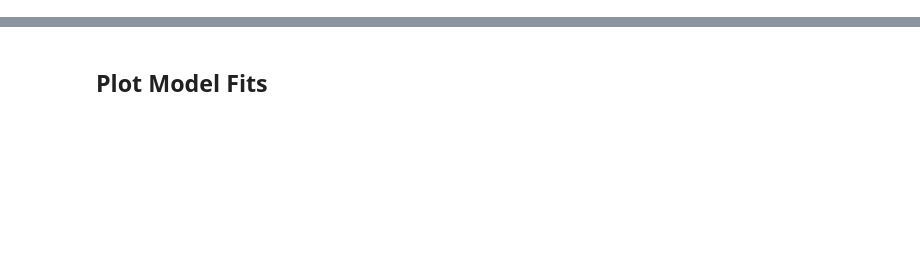
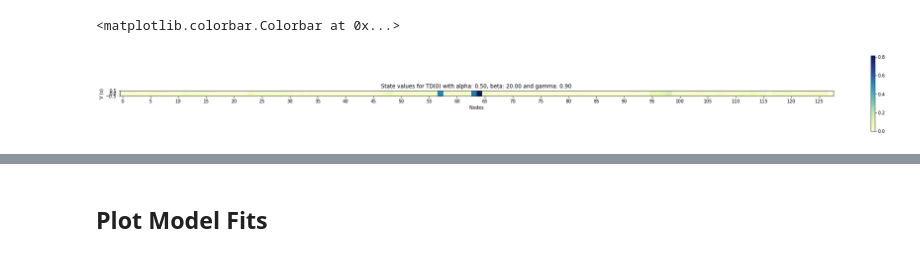
Before and after one commit to umeshksingla/MouseMazeHierRL, a Jupyter notebook: TD_Models.ipynb, the cells around one changed output, grey strips where cells are left out. Drawn from its saved outputs; the diff is of its cells as text; code cells hidden in the pictures; blank space fills up the shorter version.

```diff
--- a/TD_Models.ipynb
+++ b/TD_Models.ipynb
@@ -248,0 +460,14 @@ def plot_trajectory(episode):
+# %%
+# Plotting state values
+fig, ax = plt.subplots(figsize=(30,800))
+axhandle = ax.imshow(np.transpose(np.reshape(V,(S+1,1))),cmap='YlGnBu')
+ax.invert_yaxis()
+ax.set_ylabel('V (s)')
+ax.set_xticks(np.arange(0,127,5))
+ax.set_xticklabels([str(val) for val in np.arange(0,127,5)])
+ax.set_xlabel('Nodes')
+ax.set_title('State values for TD(0) with alpha: %.2f, beta: %.2f and gamma: %.2f' %(alpha,beta,gamma))
+fig.colorbar(axhandle,fraction=0.005)
+# %% [output]
+<matplotlib.colorbar.Colorbar at 0x...>
+[figure, added]
```
Also changed, not shown: parts of 18 cells of this notebook.
